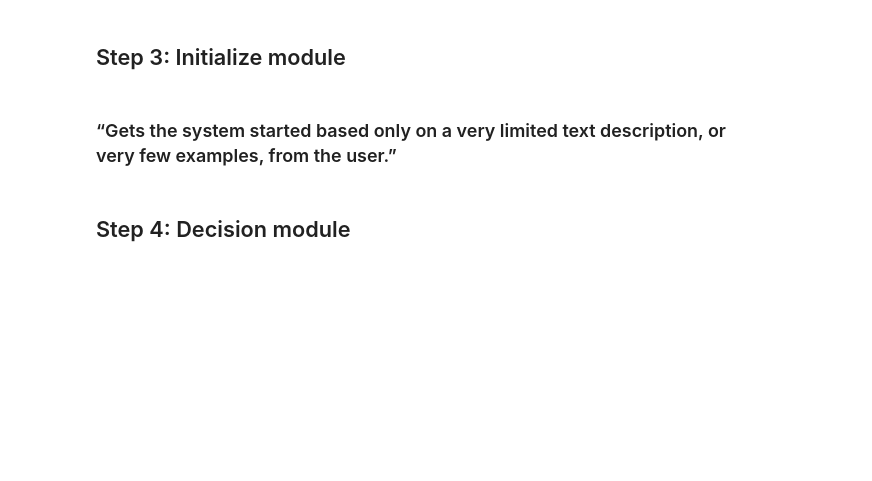
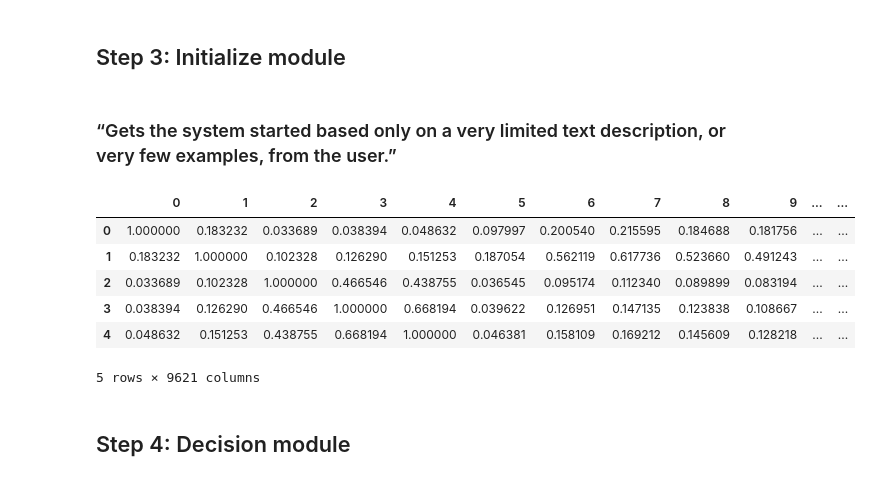
Before and after one commit to awang288/CourseProject, a Jupyter notebook: content_recommender.ipynb, the cells around one changed output. Saved outputs shown, nothing was run; the diff lists cells and outputs as text; code cells hidden in the pictures; blank space fills up the shorter version.

Commit message:
initializing tf-idf + cosine similarities

```diff
--- a/content_recommender.ipynb
+++ b/content_recommender.ipynb
@@ -94,3 +95,7 @@ books_and_reviews = books_and_reviews.loc[books_and_reviews['language_code'].isi
 len(books_and_reviews)
 # %% [output]
 66394
+# %%
+# making one entry per book - essentially merging all reviews together (arely) - we can drop columns that we dont need
+temp = books_and_reviews.groupby(['book_id', 'title', 'description'], as_index=False).agg(' '.join)
+temp.head()
@@ -96,0 +110,3 @@ len(books_and_reviews)
+# %%
+# add extra column of only text (title, description, and review text)
+temp['text_data'] = temp['title'] + temp['description'] + temp['review_text']
@@ -98,6 +118,30 @@ len(books_and_reviews)
 ## Step 3: Initialize module
 # %% [markdown]
 ### “Gets the system started based only on a very limited text description, or very few examples, from the user.”
+# %%
+# initialize vectorizer from sklearn
+tf_idf = TfidfVectorizer()
+
+# generate vectors for text data
+vectors = tf_idf.fit_transform(temp['text_data'])
+
+# calculate cosine similarities (matrix)
+cosine_sim_matrix = linear_kernel(vectors, vectors)
+
+# keep track of books using indices + book_id
+indices = temp['book_id']
+df_cosine_matrix = pd.DataFrame(linear_kernel(vectors, vectors))
+df_cosine_matrix['book_id'] = [str(indices[int(column)]) for column in df_cosine_matrix.columns]
+
+df_cosine_matrix.head()
+# %% [output]
+|  | 0 | 1 | 2 | 3 | 4 | 5 | 6 | 7 | 8 | 9 | ... | ... |
+| 0 | 1.000000 | 0.183232 | 0.033689 | 0.038394 | 0.048632 | 0.097997 | 0.200540 | 0.215595 | 0.184688 | 0.181756 | ... | ... |
+| 1 | 0.183232 | 1.000000 | 0.102328 | 0.126290 | 0.151253 | 0.187054 | 0.562119 | 0.617736 | 0.523660 | 0.491243 | ... | ... |
+| 2 | 0.033689 | 0.102328 | 1.000000 | 0.466546 | 0.438755 | 0.036545 | 0.095174 | 0.112340 | 0.089899 | 0.083194 | ... | ... |
+| 3 | 0.038394 | 0.126290 | 0.466546 | 1.000000 | 0.668194 | 0.039622 | 0.126951 | 0.147135 | 0.123838 | 0.108667 | ... | ... |
+| 4 | 0.048632 | 0.151253 | 0.438755 | 0.668194 | 1.000000 | 0.046381 | 0.158109 | 0.169212 | 0.145609 | 0.128218 | ... | ... |
+5 rows × 9621 columns
 # %% [markdown]
 ## Step 4: Decision module
 # %% [markdown]
```
Also changed, not shown: parts of 6 cells of this notebook.
